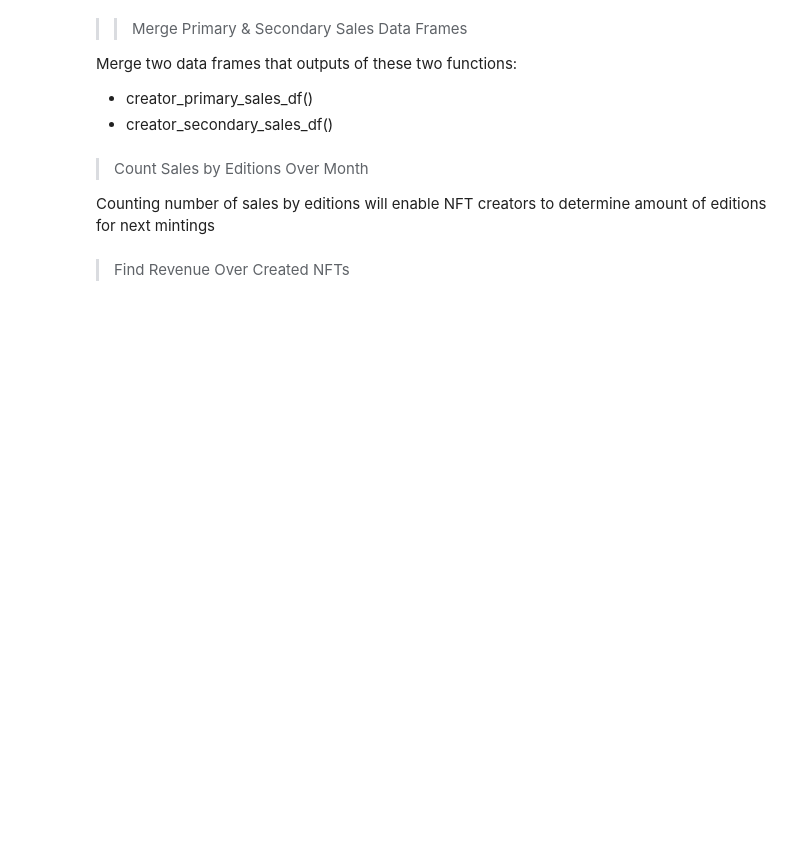
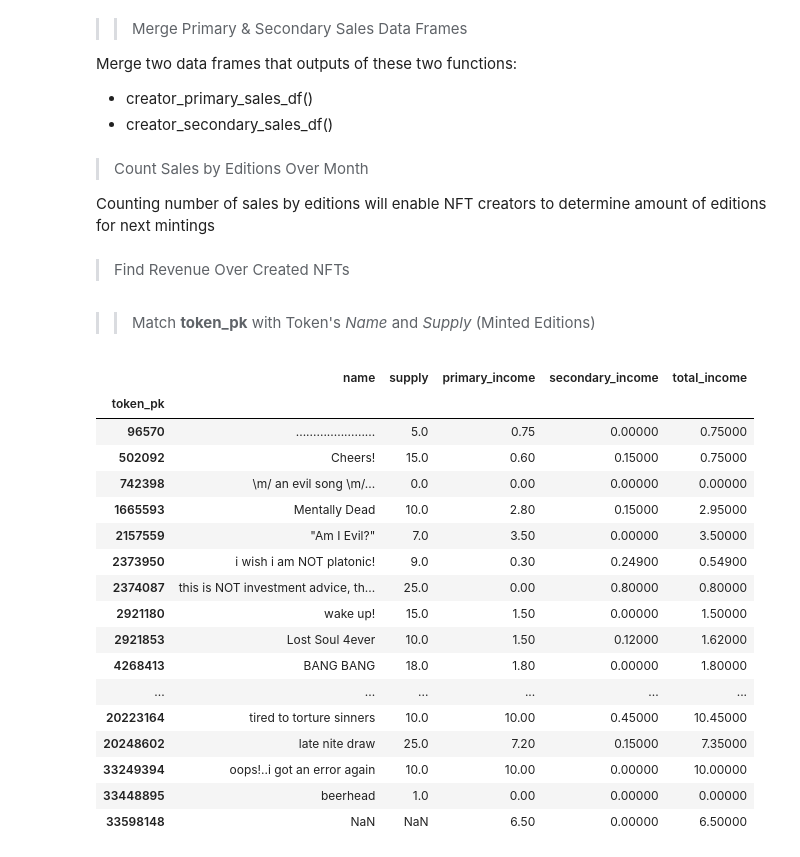
Before and after one commit to EmirhanServeren/NFT-CollaBot, a Jupyter notebook: main.ipynb, the cells around one changed output. Drawn from its saved outputs; the diff is of its cells as text; code cells hidden in the pictures; blank space fills up the shorter version.

Commit message:
updated API endpoint on 04.02.23

```diff
--- a/main.ipynb
+++ b/main.ipynb
@@ -1041,0 +1040,61 @@ creator_all_sales_byTokens_df(findWalletAddress_byTezDomain("emirhanserveren.tez
+# %% [markdown]
+>> Match **token_pk** with Token's *Name* and *Supply* (Minted Editions)
+# %%
+def creator_token_names(wallet_address):
+    token_primaryKeys=creator_allCreated_NFTs(wallet_address)   # get all token_pk values from another function
+    token_primaryKeys=token_primaryKeys['token_pk']             # get token primary key attribute from the data frame
+
+    token_names_df=pd.DataFrame()
+
+    creator_token_names_query="""{
+    token(where: {pk: {_eq: "token_pk"}}) {
+        name
+        supply
+        pk
+        }
+    }"""
+
+    def send_request(query_input,index_val):
+        query_input = query_input.replace("token_pk",str(token_primaryKeys[index_val]))
+
+        global response          # avoid UnboundLocal Error
+        response = requests.post(api_endpoint, json={'query': query_input})
+        response = json.loads(response.text)
+        response = response['data']['token']
+        return response
+
+    for i in range(len(token_primaryKeys)-2):
+        response_row=send_request(creator_token_names_query,i)
+        token_names_df=token_names_df.append(response_row, ignore_index=True)
+
+    return token_names_df
+# %%
+def creator_sales_byTokens(wallet_address):
+    names_df=creator_token_names(wallet_address)
+    sales_df=creator_all_sales_byTokens_df(wallet_address)
+
+    names_df=names_df.rename(columns={'pk':'token_pk'})
+    names_df=names_df.set_index('token_pk')     # to match these columns
+    return pd.concat([names_df,sales_df],axis=1)
+
+#creator_sales_byTokens(findWalletAddress_byTezDomain("emirhanserveren.tez"))
+# note: remain these attributes only; name, supply, total_income
+# %% [output]
+|  | name | supply | primary_income | secondary_income | total_income |
+| token_pk |  |  |  |  |  |
+| 96570 | ....................... | 5.0 | 0.75 | 0.00000 | 0.75000 |
+| 502092 | Cheers! | 15.0 | 0.60 | 0.15000 | 0.75000 |
+| 742398 | \m/ an evil song \m/... | 0.0 | 0.00 | 0.00000 | 0.00000 |
+| 1665593 | Mentally Dead | 10.0 | 2.80 | 0.15000 | 2.95000 |
+| 2157559 | "Am I Evil?" | 7.0 | 3.50 | 0.00000 | 3.50000 |
+| 2373950 | i wish i am NOT platonic! | 9.0 | 0.30 | 0.24900 | 0.54900 |
+| 2374087 | this is NOT investment advice, th... | 25.0 | 0.00 | 0.80000 | 0.80000 |
+| 2921180 | wake up! | 15.0 | 1.50 | 0.00000 | 1.50000 |
+| 2921853 | Lost Soul 4ever | 10.0 | 1.50 | 0.12000 | 1.62000 |
+| 4268413 | BANG BANG | 18.0 | 1.80 | 0.00000 | 1.80000 |
+| ... | ... | ... | ... | ... | ... |
+| 20223164 | tired to torture sinners | 10.0 | 10.00 | 0.45000 | 10.45000 |
+| 20248602 | late nite draw | 25.0 | 7.20 | 0.15000 | 7.35000 |
+| 33249394 | oops!..i got an error again | 10.0 | 10.00 | 0.00000 | 10.00000 |
+| 33448895 | beerhead | 1.0 | 0.00 | 0.00000 | 0.00000 |
+| 33598148 | NaN | NaN | 6.50 | 0.00000 | 6.50000 |
```
Also changed, not shown: parts of 2 cells of this notebook, 1 other file.
